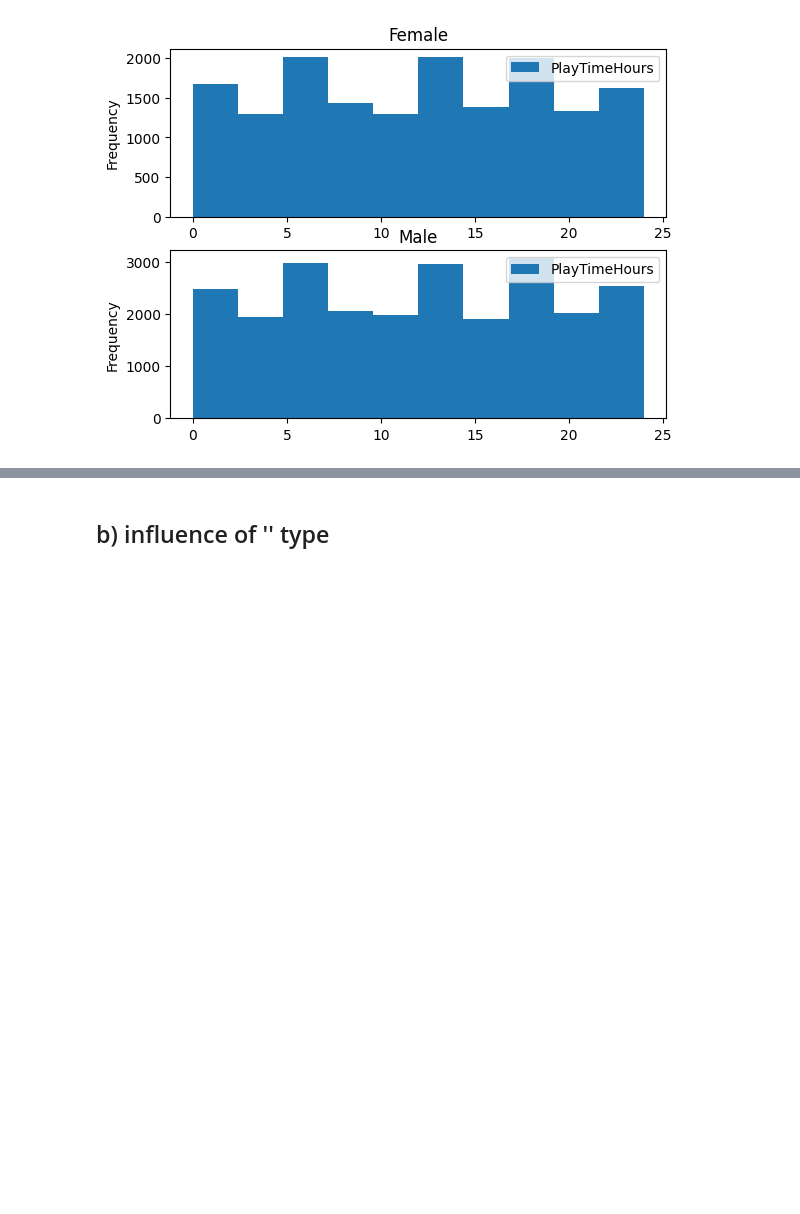
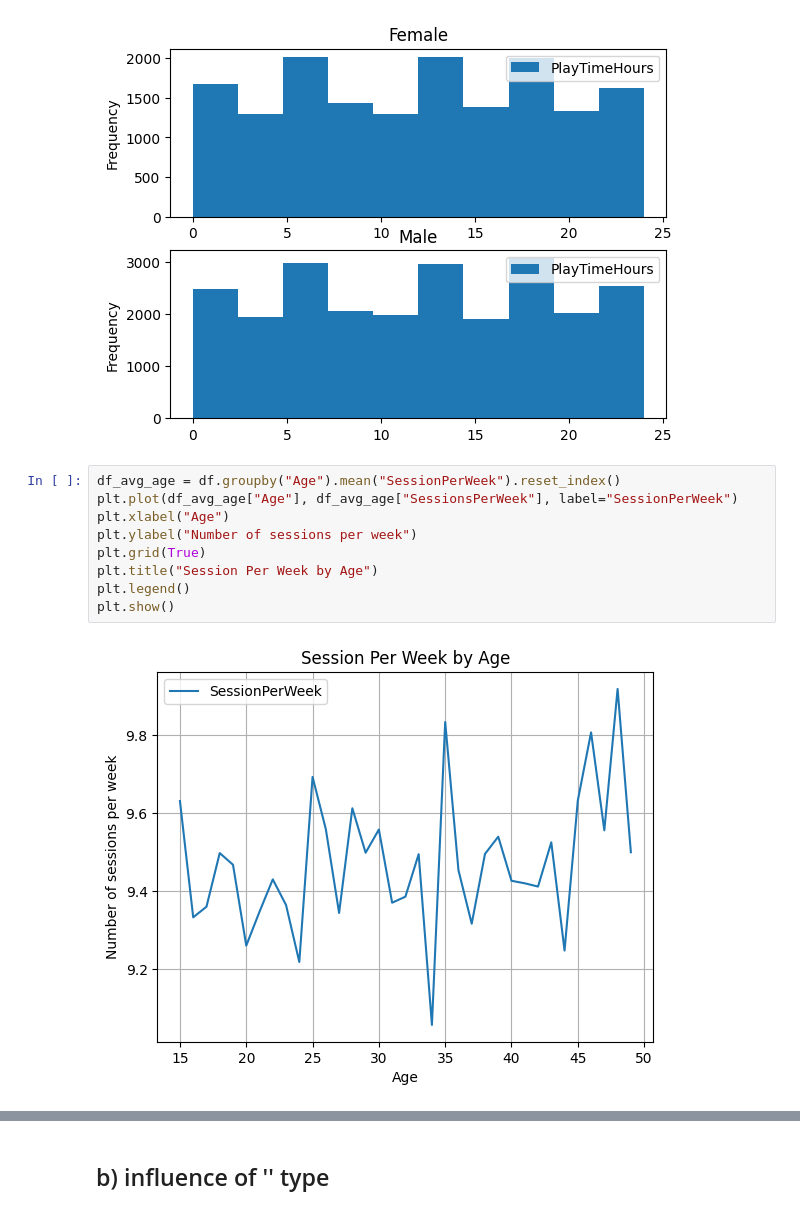
Before and after one commit to LogBlast/projectdata_group6, a Jupyter notebook: project_group6.ipynb, the cells around one changed output, grey strips where cells are left out. Drawn from its saved outputs; the diff is of its cells as text; blank space fills up the shorter version.

```diff
--- a/project_group6.ipynb
+++ b/project_group6.ipynb
@@ -94,3 +94,14 @@ df.plot.hist(by="Gender", column=["PlayTimeHours"])
 array([<Axes: title={'center': 'Female'}, ylabel='Frequency'>,
        <Axes: title={'center': 'Male'}, ylabel='Frequency'>], dtype=object)
 [figure]
+# %%
+df_avg_age = df.groupby("Age").mean("SessionPerWeek").reset_index()
+plt.plot(df_avg_age["Age"], df_avg_age["SessionsPerWeek"], label="SessionPerWeek")
+plt.xlabel("Age")
+plt.ylabel("Number of sessions per week")
+plt.grid(True)
+plt.title("Session Per Week by Age")
+plt.legend()
+plt.show()
+# %% [output]
+[figure, added]
```
Also changed, not shown: parts of 2 cells of this notebook.
